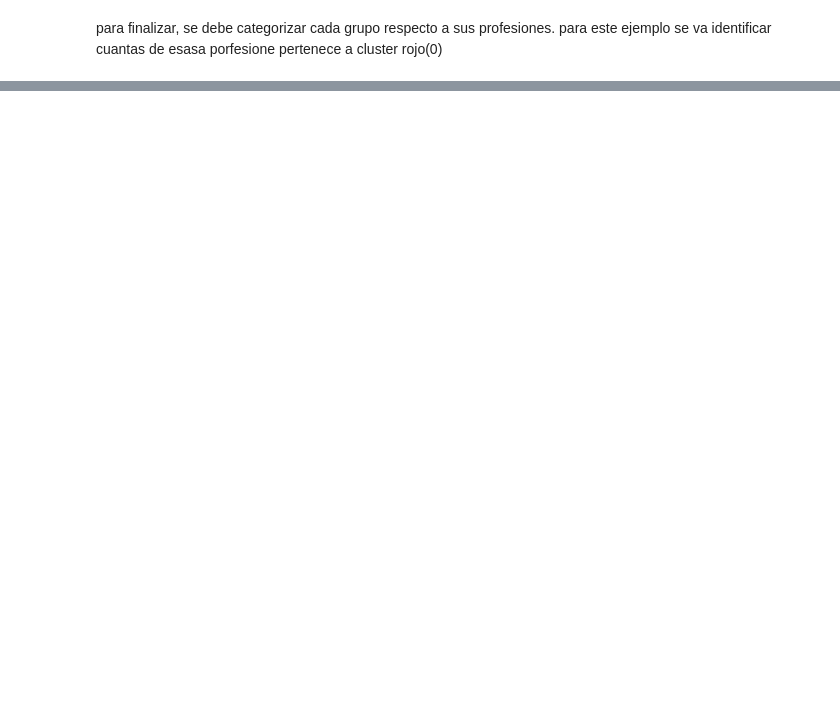
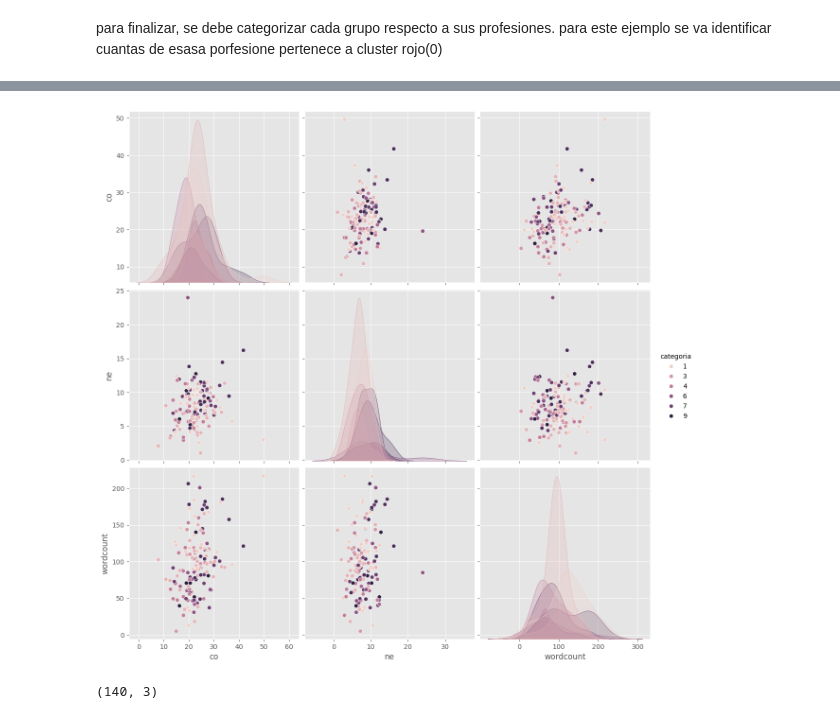
Before and after one commit to juan46buitrago/ia_2025, a Jupyter notebook: K_MEANS.ipynb, the cells around one changed output, grey strips where cells are left out. Drawn from its saved outputs; the diff is of its cells as text; code cells hidden in the pictures; blank space fills up the shorter version.

```diff
--- a/K_MEANS.ipynb
+++ b/K_MEANS.ipynb
@@ -250,0 +277,12 @@ print(new_labels)
+# %%
+from numpy._core.fromnumeric import var
+sns.pairplot(dataframe, hue="categoria", height=4, vars=["co","ne","wordcount"], kind="scatter")
+plt.show()
+# %% [output]
+[figure, added]
+# %%
+X2 = np.array(dataframe[["co","ne","wordcount"]])
+y2 = np.array(dataframe["categoria"])
+X2.shape
+# %% [output]
+(140, 3)
```
Also changed, not shown: parts of 58 cells of this notebook.
